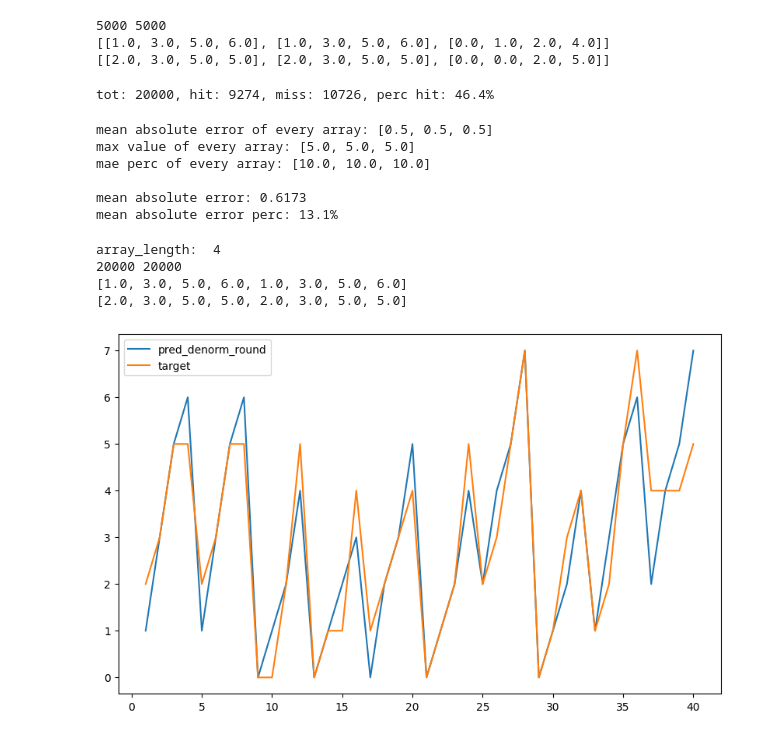
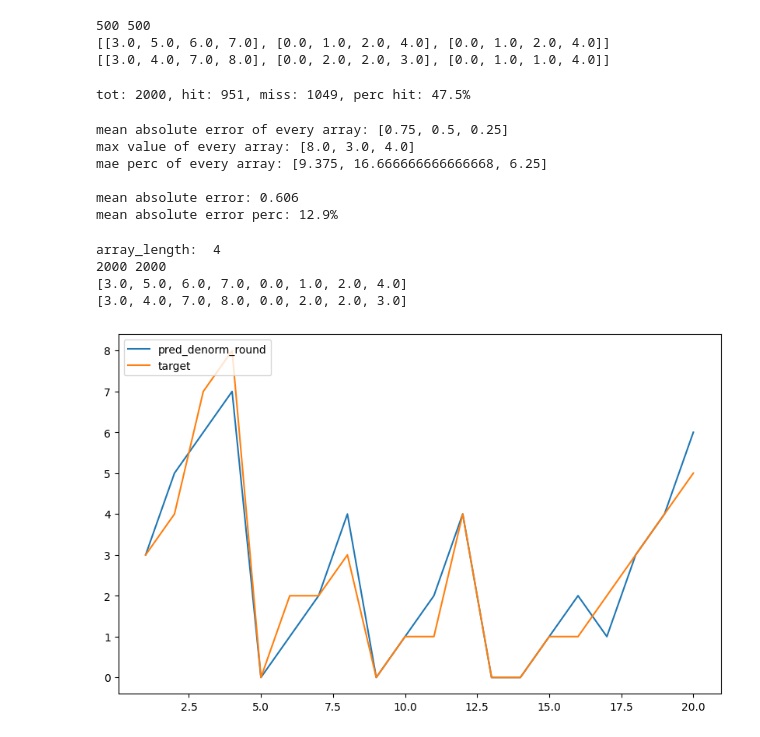
Before and after one commit to pietro-casavecchia/Neural-Network-Sort, a Jupyter notebook: NNMultiOutput_3.ipynb, the cells around one changed output. Saved outputs shown, nothing was run; the diff lists cells and outputs as text; code cells hidden in the pictures.

```diff
--- a/NNMultiOutput_3.ipynb
+++ b/NNMultiOutput_3.ipynb
@@ -11,12 +13,13 @@ import matplotlib.pyplot as plt
 modelPath = ""
 modelName = "NNMedian.keras"
 
-n_arrays = 20_000
+n_arrays = 2_000
 array_length = 4
 max_digit = 10
-epochs = 100
+epochs = 150
 batch_size = 32
 neurons = 2
+n_layers = 2
 stop_perc = 5
 # %%
 # calculate number of permutation
@@ -209,9 +224,9 @@ print(len(predictions_denorm), len(targets_denorm))
 print(predictions_denorm[:3])
 print(targets_denorm[:3])
 # %% [output]
-5000 5000
-[[1.0, 3.0, 5.0, 6.0], [1.0, 3.0, 5.0, 6.0], [0.0, 1.0, 2.0, 4.0]]
-[[2.0, 3.0, 5.0, 5.0], [2.0, 3.0, 5.0, 5.0], [0.0, 0.0, 2.0, 5.0]]
+500 500
+[[3.0, 5.0, 6.0, 7.0], [0.0, 1.0, 2.0, 4.0], [0.0, 1.0, 2.0, 4.0]]
+[[3.0, 4.0, 7.0, 8.0], [0.0, 2.0, 2.0, 3.0], [0.0, 1.0, 1.0, 4.0]]
 # %%
 # plot the prediction and target by merging all the arrays
 
@@ -240,7 +255,7 @@ perc = round(hit * 100 / tot, 1)
 
 print(f"tot: {tot}, hit: {hit}, miss: {miss}, perc hit: {perc}%")
 # %% [output]
-tot: 20000, hit: 9274, miss: 10726, perc hit: 46.4%
+tot: 2000, hit: 951, miss: 1049, perc hit: 47.5%
 # %%
 # calculate mean absolute error
 # need to calculate the maximum for every array as they are different
@@ -293,12 +308,12 @@ print()
 print(f"mean absolute error: {mae}")
 print(f"mean absolute error perc: {mae_perc}%")
 # %% [output]
-mean absolute error of every array: [0.5, 0.5, 0.5]
-max value of every array: [5.0, 5.0, 5.0]
-mae perc of every array: [10.0, 10.0, 10.0]
+mean absolute error of every array: [0.75, 0.5, 0.25]
+max value of every array: [8.0, 3.0, 4.0]
+mae perc of every array: [9.375, 16.666666666666668, 6.25]
 
-mean absolute error: 0.6173
-mean absolute error perc: 13.1%
+mean absolute error: 0.606
+mean absolute error perc: 12.9%
 # %%
 print("array_length: ", array_length)
 print(len(pred_merged), len(targ_merged))
@@ -306,16 +321,16 @@ print(pred_merged[:(2*array_length)])
 print(targ_merged[:(2*array_length)])
 # %% [output]
 array_length:  4
-20000 20000
-[1.0, 3.0, 5.0, 6.0, 1.0, 3.0, 5.0, 6.0]
-[2.0, 3.0, 5.0, 5.0, 2.0, 3.0, 5.0, 5.0]
+2000 2000
+[3.0, 5.0, 6.0, 7.0, 0.0, 1.0, 2.0, 4.0]
+[3.0, 4.0, 7.0, 8.0, 0.0, 2.0, 2.0, 3.0]
 # %%
-plot_length = array_length * 10
+plot_length = array_length * 5
 
 plt.figure(figsize=(10, 6))
 plt.plot(x_merged[:plot_length], pred_merged[:plot_length], label="pred_denorm_round")
 plt.plot(x_merged[:plot_length], targ_merged[:plot_length], label="target")
 plt.legend(loc="upper left")
 plt.show()
 # %% [output]
-[figure, old version]
+[figure, new version]
```
Also changed, not shown: parts of 21 cells of this notebook, 7 other files.
